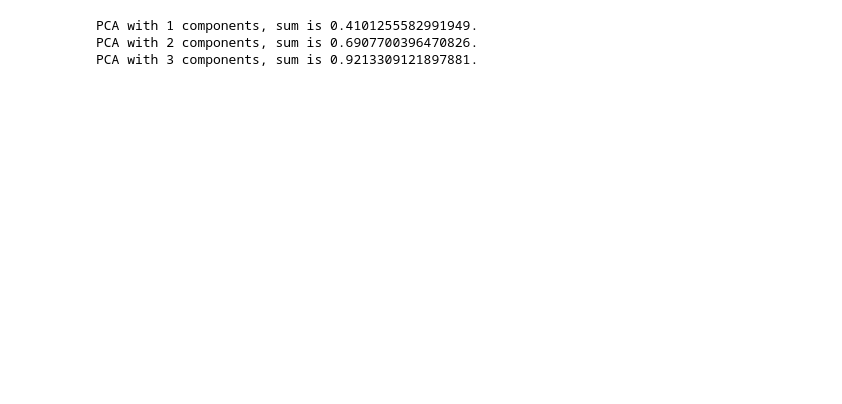
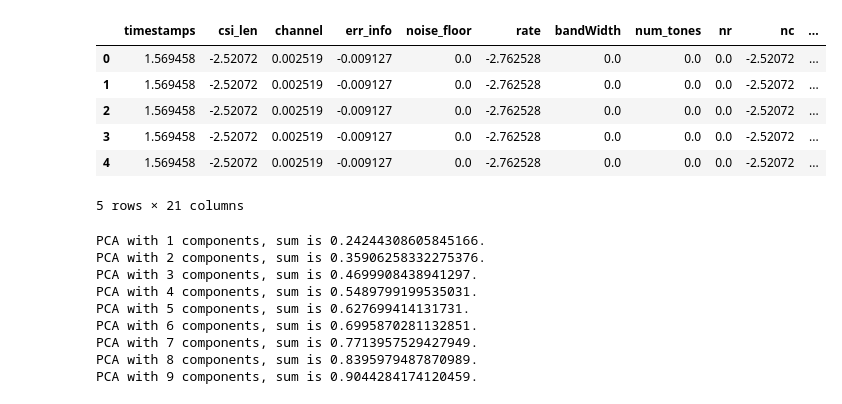
Before and after one commit to AX-0/wifi_localization, a Jupyter notebook: data_processing/pca.ipynb, the cells around one changed output. Cells and saved outputs as stored; diff of their text form; code cells hidden in the pictures; blank space fills up the shorter version.

```diff
--- a/data_processing/pca.ipynb
+++ b/data_processing/pca.ipynb
@@ -29,7 +21,39 @@ X = data[features]
+# %%
+features_scaled = ["ant1_phase", "ant2_phase", "rssi", "rssi1", "rssi2"]
+X = data.copy()
+features = data.columns
+
+# Separate the columns that need to be scaled
+columns_to_scale = [col for col in X.columns if col not in features_scaled]
+
+# Initialize the scaler
+scaler = StandardScaler()
+
+# Apply the scaler to the columns that need to be scaled
+X_scaled_part = scaler.fit_transform(X[columns_to_scale])
+
+# Create a DataFrame for the scaled part, with the correct column names
+X_scaled_df = pd.DataFrame(X_scaled_part, columns=columns_to_scale)
+
+# Combine the scaled columns with the unscaled columns
+X_scaled = pd.concat([X_scaled_df, X[features_scaled]], axis=1)
+
+# Reorder columns to match the original DataFrame's structure (optional)
+X_scaled = X_scaled[X.columns]
+
+X_scaled.head()
+# %% [output]
+|  | timestamps | csi_len | channel | err_info | noise_floor | rate | bandWidth | num_tones | nr | nc | ... |
+| 0 | 1.569458 | -2.52072 | 0.002519 | -0.009127 | 0.0 | -2.762528 | 0.0 | 0.0 | 0.0 | -2.52072 | ... |
+| 1 | 1.569458 | -2.52072 | 0.002519 | -0.009127 | 0.0 | -2.762528 | 0.0 | 0.0 | 0.0 | -2.52072 | ... |
+| 2 | 1.569458 | -2.52072 | 0.002519 | -0.009127 | 0.0 | -2.762528 | 0.0 | 0.0 | 0.0 | -2.52072 | ... |
+| 3 | 1.569458 | -2.52072 | 0.002519 | -0.009127 | 0.0 | -2.762528 | 0.0 | 0.0 | 0.0 | -2.52072 | ... |
+| 4 | 1.569458 | -2.52072 | 0.002519 | -0.009127 | 0.0 | -2.762528 | 0.0 | 0.0 | 0.0 | -2.52072 | ... |
+5 rows × 21 columns
 # %%
-for i in range(1, X.shape[0]):
+for i in range(1, X_scaled.shape[0]):
     pca = PCA(n_components=i)
-    X_pca = pca.fit_transform(X)
+    X_pca = pca.fit_transform(X_scaled)
     explained_variance = pca.explained_variance_ratio_
     # print(f'Explained variance by each component: {explained_variance}')
     print(f"PCA with {i} components, sum is {sum(explained_variance)}.")
@@ -37,11 +61,17 @@ for i in range(1, X.shape[0]):
     if (sum(explained_variance) >= 0.85):
         break
 
-X_pca = pca.fit_transform(X)
+X_pca = pca.fit_transform(X_scaled)
 # %% [output]
-PCA with 1 components, sum is 0.4101255582991949.
-PCA with 2 components, sum is 0.6907700396470826.
-PCA with 3 components, sum is 0.9213309121897881.
+PCA with 1 components, sum is 0.24244308605845166.
+PCA with 2 components, sum is 0.35906258332275376.
+PCA with 3 components, sum is 0.4699908438941297.
+PCA with 4 components, sum is 0.5489799199535031.
+PCA with 5 components, sum is 0.627699414131731.
+PCA with 6 components, sum is 0.6995870281132851.
+PCA with 7 components, sum is 0.7713957529427949.
+PCA with 8 components, sum is 0.8395979487870989.
+PCA with 9 components, sum is 0.9044284174120459.
 # %%
 explained_variance = pca.explained_variance_ratio_
 print(f'Explained variance by each component: {explained_variance}')
```
Also changed, not shown: parts of 9 cells of this notebook, 1 other file.
